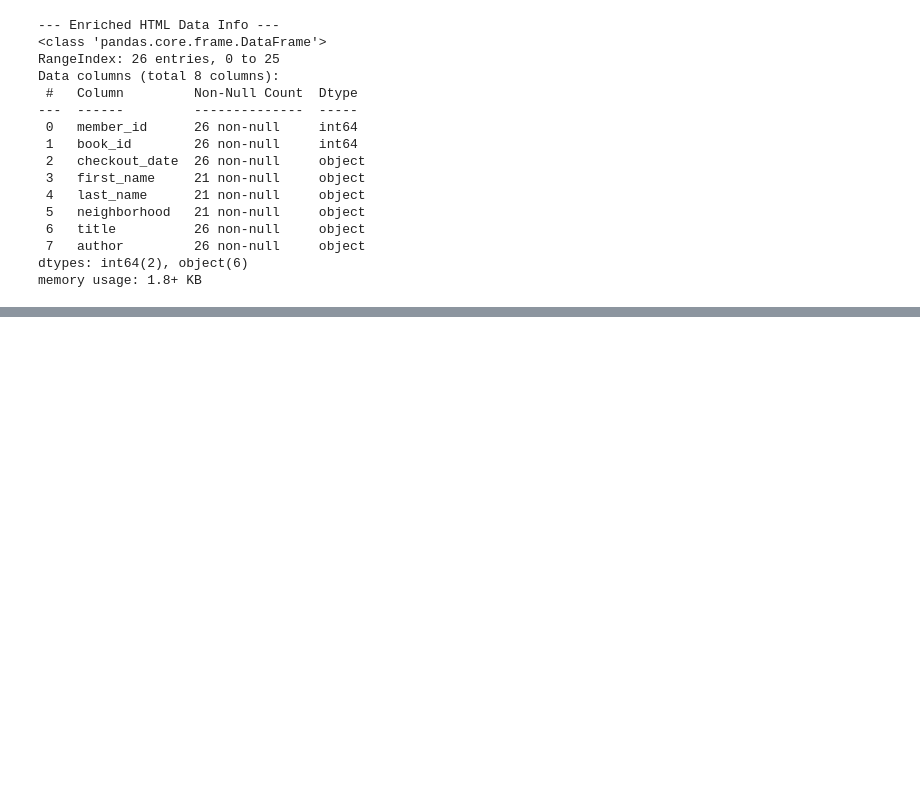
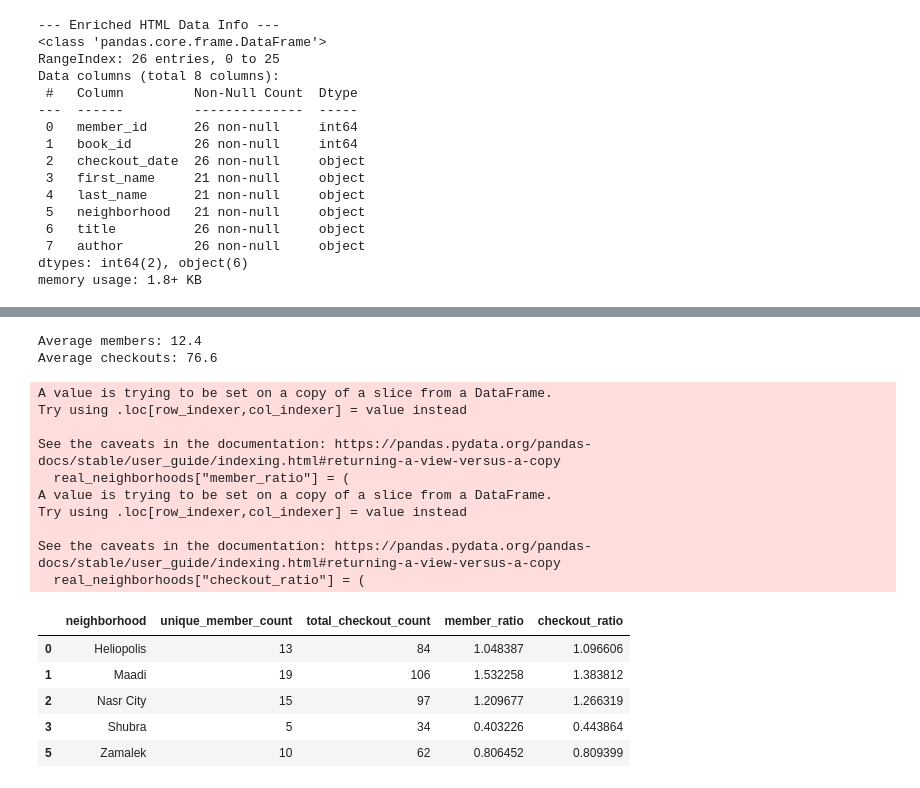
Before and after one commit to 30804230101333/library-project, a Jupyter notebook: 30804230101333_Library.ipynb, the cells around one changed output, grey strips where cells are left out. Saved outputs shown, nothing was run; the diff lists cells and outputs as text; code cells hidden in the pictures; blank space fills up the shorter version.

```diff
--- a/30804230101333_Library.ipynb
+++ b/30804230101333_Library.ipynb
@@ -2661,0 +2779,40 @@ memory usage: 1.8+ KB
+# %%
+real_neighborhoods = neighborhood_comparison_df[
+    neighborhood_comparison_df["neighborhood"] != "Unknown"
+]
+
+avg_members = real_neighborhoods["unique_member_count"].mean()
+avg_checkouts = real_neighborhoods["total_checkout_count"].mean()
+
+print("Average members:", avg_members)
+print("Average checkouts:", avg_checkouts)
+# %% [output]
+Average members: 12.4
+Average checkouts: 76.6
+# %%
+real_neighborhoods["member_ratio"] = (
+    real_neighborhoods["unique_member_count"] / avg_members
+)
+
+real_neighborhoods["checkout_ratio"] = (
+    real_neighborhoods["total_checkout_count"] / avg_checkouts
+)
+
+real_neighborhoods
+# %% [output]
+A value is trying to be set on a copy of a slice from a DataFrame.
+Try using .loc[row_indexer,col_indexer] = value instead
+
+See the caveats in the documentation: https://pandas.pydata.org/pandas-docs/stable/user_guide/indexing.html#returning-a-view-versus-a-copy
+  real_neighborhoods["member_ratio"] = (
+A value is trying to be set on a copy of a slice from a DataFrame.
+Try using .loc[row_indexer,col_indexer] = value instead
+
+See the caveats in the documentation: https://pandas.pydata.org/pandas-docs/stable/user_guide/indexing.html#returning-a-view-versus-a-copy
+  real_neighborhoods["checkout_ratio"] = (
+|  | neighborhood | unique_member_count | total_checkout_count | member_ratio | checkout_ratio |
+| 0 | Heliopolis | 13 | 84 | 1.048387 | 1.096606 |
+| 1 | Maadi | 19 | 106 | 1.532258 | 1.383812 |
+| 2 | Nasr City | 15 | 97 | 1.209677 | 1.266319 |
+| 3 | Shubra | 5 | 34 | 0.403226 | 0.443864 |
+| 5 | Zamalek | 10 | 62 | 0.806452 | 0.809399 |
```
Also changed, not shown: parts of 8 cells of this notebook.
